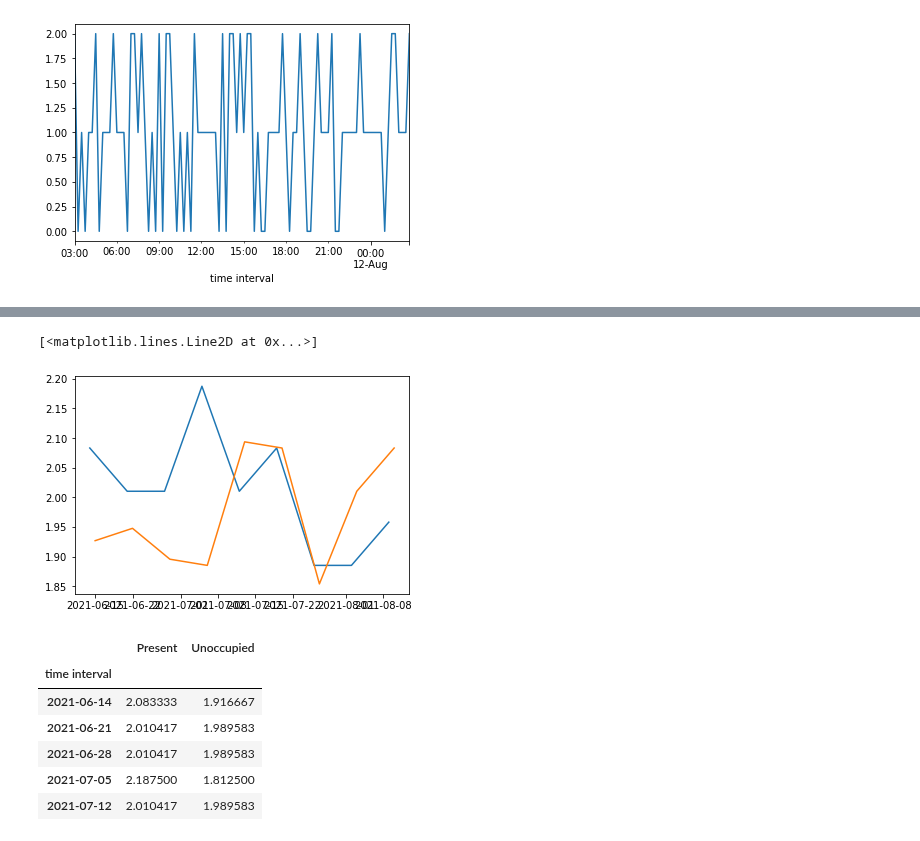
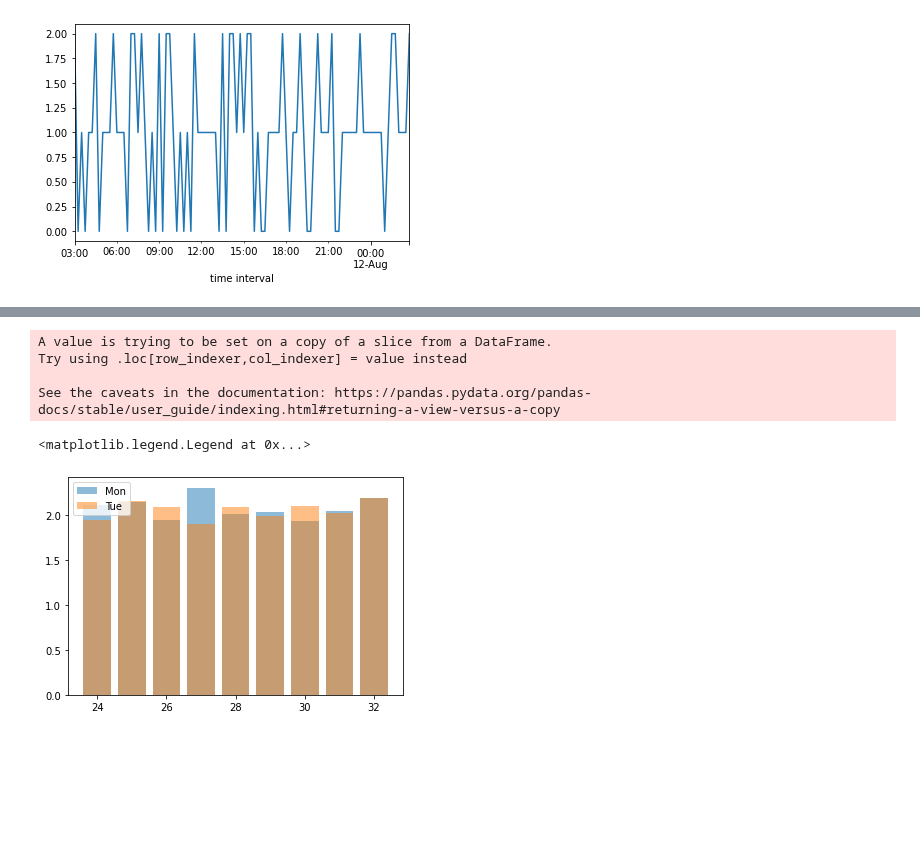
Before and after one commit to Chameleon-company/MOP, a Jupyter notebook: 8lb_time_filters.ipynb, the cells around one changed output, grey strips where cells are left out. Drawn from its saved outputs; the diff is of its cells as text; code cells hidden in the pictures; blank space fills up the shorter version.

```diff
--- a/8lb_time_filters.ipynb
+++ b/8lb_time_filters.ipynb
@@ -275,9 +275,12 @@ df_lasthours['Present'].plot()
 [figure]
 # %%
 ## 006
-# can probably filter on particular weekdays (e.g. Mondays over last 12 weeks ?)
-
+# filter on particular weekdays (e.g. Mondays over the periods in dataframe)
 # input is dataframe with datetime index, and a list of days of week we want filtered
+# dow is list of weekdays : 0=Monday .. 6=Sunday
 
 def dayOfWeek_timeData(_df, dow):
-    return _df[_df.index.dayofweek.isin(dow)]
+    df = _df[_df.index.dayofweek.isin(dow)]
+    df["timeInterval"] = df.index
+    df = df.set_index(df.index.isocalendar().week)
+    return df
@@ -284,13 +297,20 @@ def dayOfWeek_timeData(_df, dow):
 # %%
 ## 006a
 # test function
+# 0=Monday .. 6=Sunday
 
 mon = dayOfWeek_timeData(df_lastweeks,[0])
 tue = dayOfWeek_timeData(df_lastweeks,[1])
 wed = dayOfWeek_timeData(df_lastweeks,[3])
+# mon_sun = dayOfWeek_timeData(df_lastweeks,[0,6])
 
-plt.plot(mon['Present'])
-plt.plot(tue['Present'])
+plt.bar(mon.index, mon['Present'],alpha=0.5)
+plt.bar(tue.index, tue['Present'],alpha=0.5)
+plt.legend(labels=['Mon','Tue'])
 # %% [output]
-[<matplotlib.lines.Line2D at 0x...>]
+A value is trying to be set on a copy of a slice from a DataFrame.
+Try using .loc[row_indexer,col_indexer] = value instead
+
+See the caveats in the documentation: https://pandas.pydata.org/pandas-docs/stable/user_guide/indexing.html#returning-a-view-versus-a-copy
+<matplotlib.legend.Legend at 0x...>
-[figure, old version]
+[figure, new version]
@@ -300,10 +316,0 @@ dow
-# %%
-mon.head()
-# %% [output]
-|  | Present | Unoccupied |
-| time interval |  |  |
-| 2021-06-14 | 2.083333 | 1.916667 |
-| 2021-06-21 | 2.010417 | 1.989583 |
-| 2021-06-28 | 2.010417 | 1.989583 |
-| 2021-07-05 | 2.187500 | 1.812500 |
-| 2021-07-12 | 2.010417 | 1.989583 |
```
Also changed, not shown: parts of 7 cells of this notebook, 13 other files.
